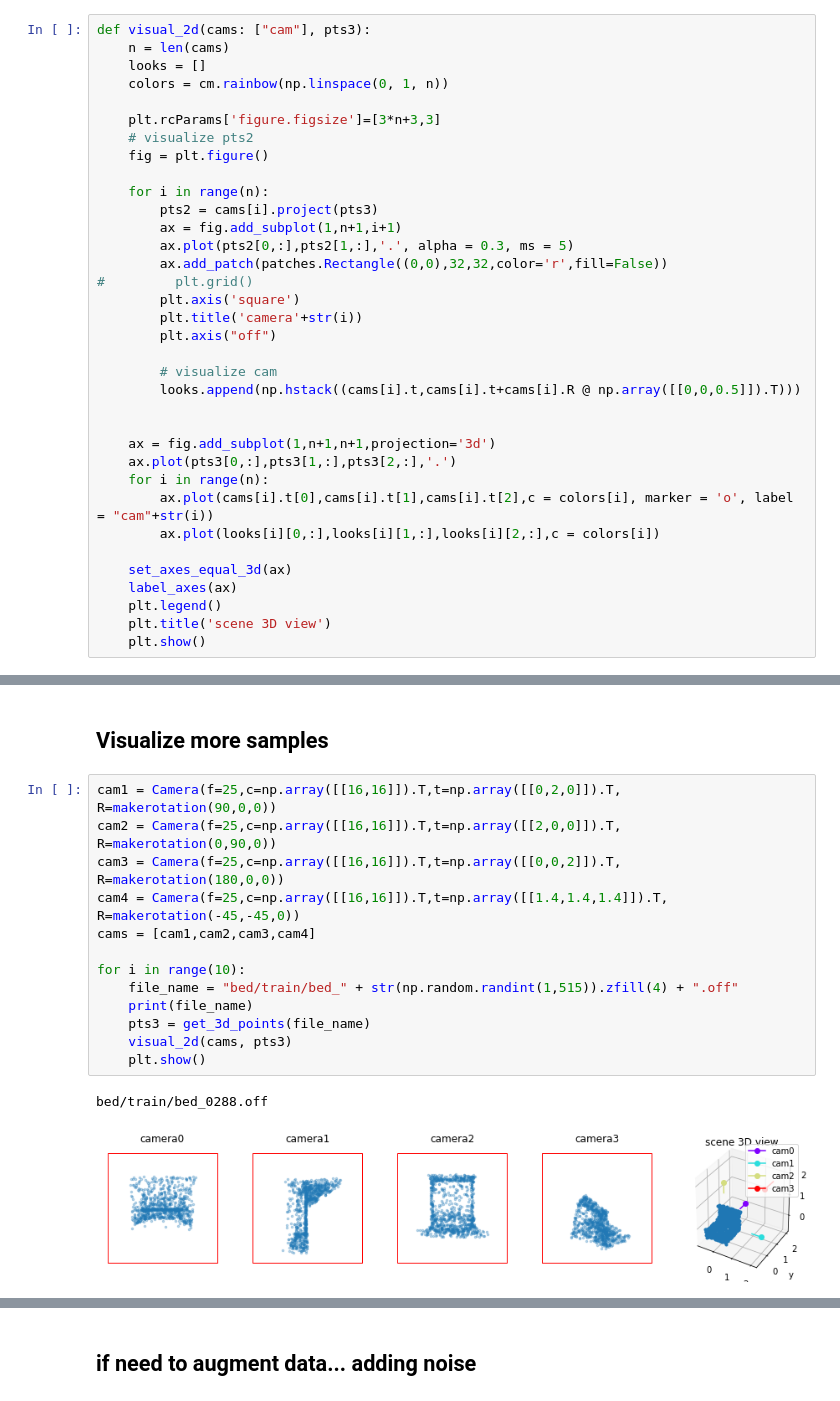
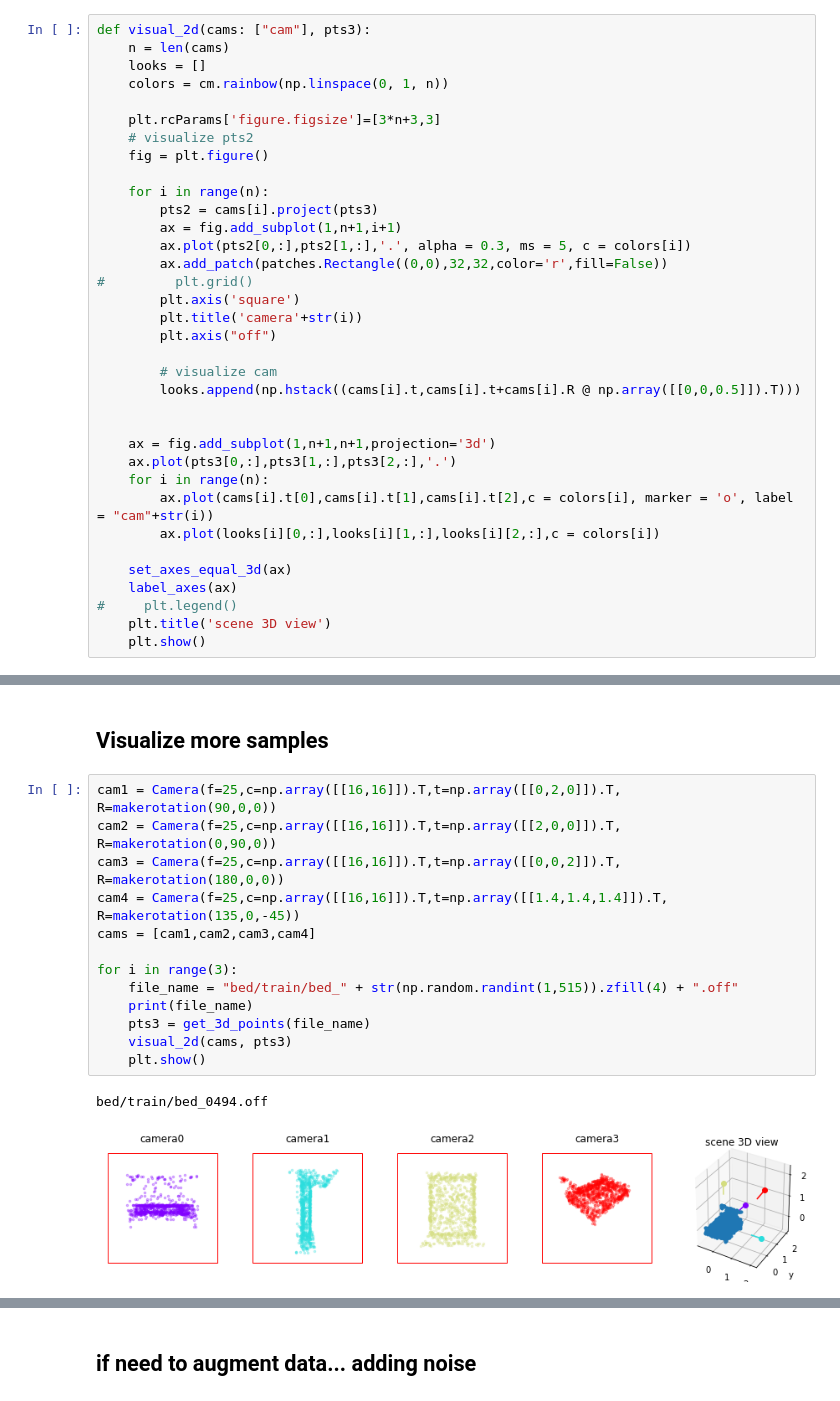
Before and after one commit to Tinameow/175PointCloud, a Jupyter notebook: 2D_approach/2D_approach.ipynb, the cells around one changed output, grey strips where cells are left out. Cells and saved outputs as stored; diff of their text form.

```diff
--- a/2D_approach/2D_approach.ipynb
+++ b/2D_approach/2D_approach.ipynb
@@ -84,7 +94,7 @@ def visual_2d(cams: ["cam"], pts3):
     for i in range(n):
         pts2 = cams[i].project(pts3)
         ax = fig.add_subplot(1,n+1,i+1)
-        ax.plot(pts2[0,:],pts2[1,:],'.', alpha = 0.3, ms = 5)
+        ax.plot(pts2[0,:],pts2[1,:],'.', alpha = 0.3, ms = 5, c = colors[i])
         ax.add_patch(patches.Rectangle((0,0),32,32,color='r',fill=False))
 #         plt.grid()
         plt.axis('square')
@@ -103,7 +113,7 @@ def visual_2d(cams: ["cam"], pts3):
 
     set_axes_equal_3d(ax)
     label_axes(ax)
-    plt.legend()
+#     plt.legend()
     plt.title('scene 3D view')
     plt.show()
 # %%
@@ -126,16 +155,16 @@ visual_2d([cam1, cam2, cam3, cam4], pts3)
 # %%
 cam1 = Camera(f=25,c=np.array([[16,16]]).T,t=np.array([[0,2,0]]).T, R=makerotation(90,0,0))
 cam2 = Camera(f=25,c=np.array([[16,16]]).T,t=np.array([[2,0,0]]).T, R=makerotation(0,90,0))
 cam3 = Camera(f=25,c=np.array([[16,16]]).T,t=np.array([[0,0,2]]).T, R=makerotation(180,0,0))
-cam4 = Camera(f=25,c=np.array([[16,16]]).T,t=np.array([[1.4,1.4,1.4]]).T, R=makerotation(-45,-45,0))
+cam4 = Camera(f=25,c=np.array([[16,16]]).T,t=np.array([[1.4,1.4,1.4]]).T, R=makerotation(135,0,-45))
 cams = [cam1,cam2,cam3,cam4]
 
-for i in range(10):
+for i in range(3):
     file_name = "bed/train/bed_" + str(np.random.randint(1,515)).zfill(4) + ".off"
     print(file_name)
     pts3 = get_3d_points(file_name)
     visual_2d(cams, pts3)
     plt.show()
 # %% [output]
-bed/train/bed_0288.off
+bed/train/bed_0494.off
-[figure, old version]
+[figure, new version]
```
Also changed, not shown: parts of 41 cells of this notebook, 1 other file.
